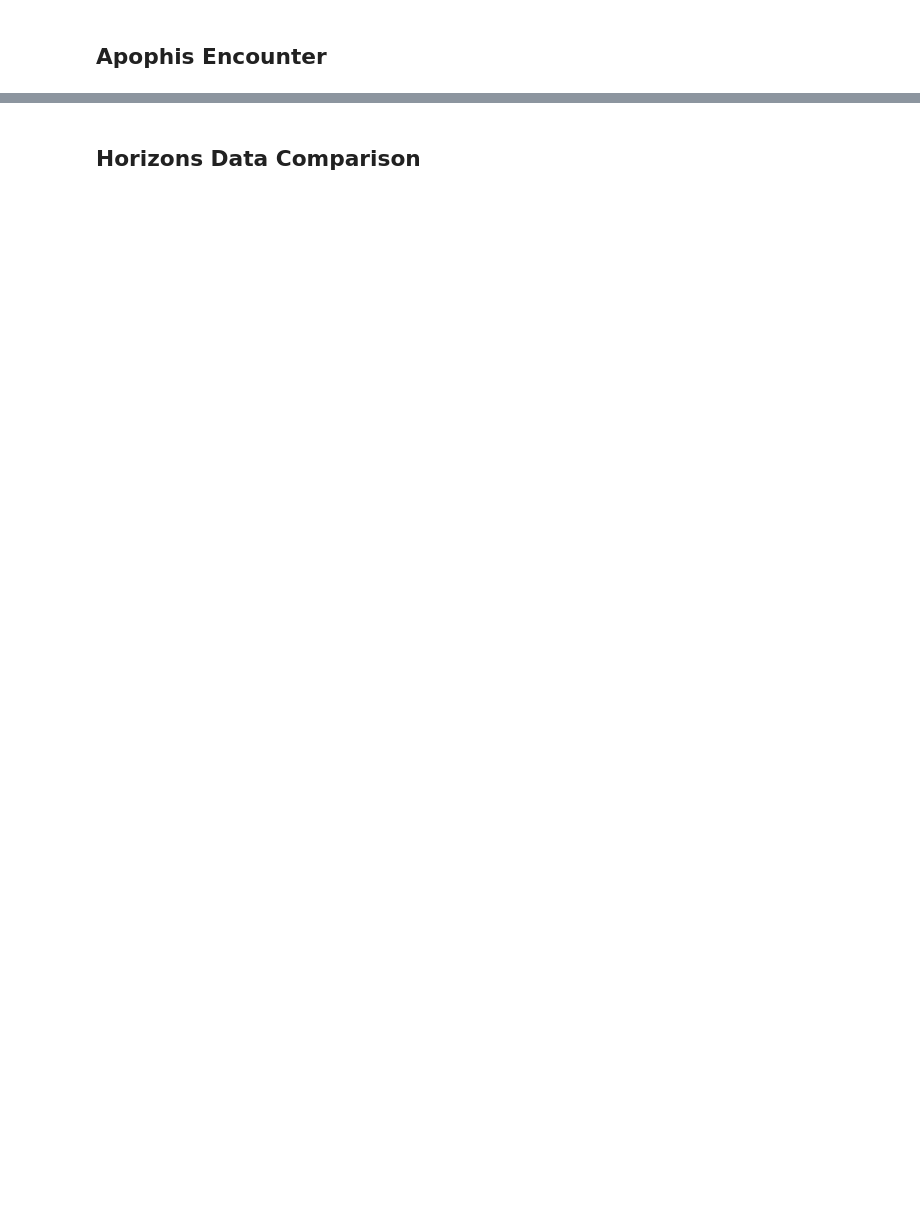
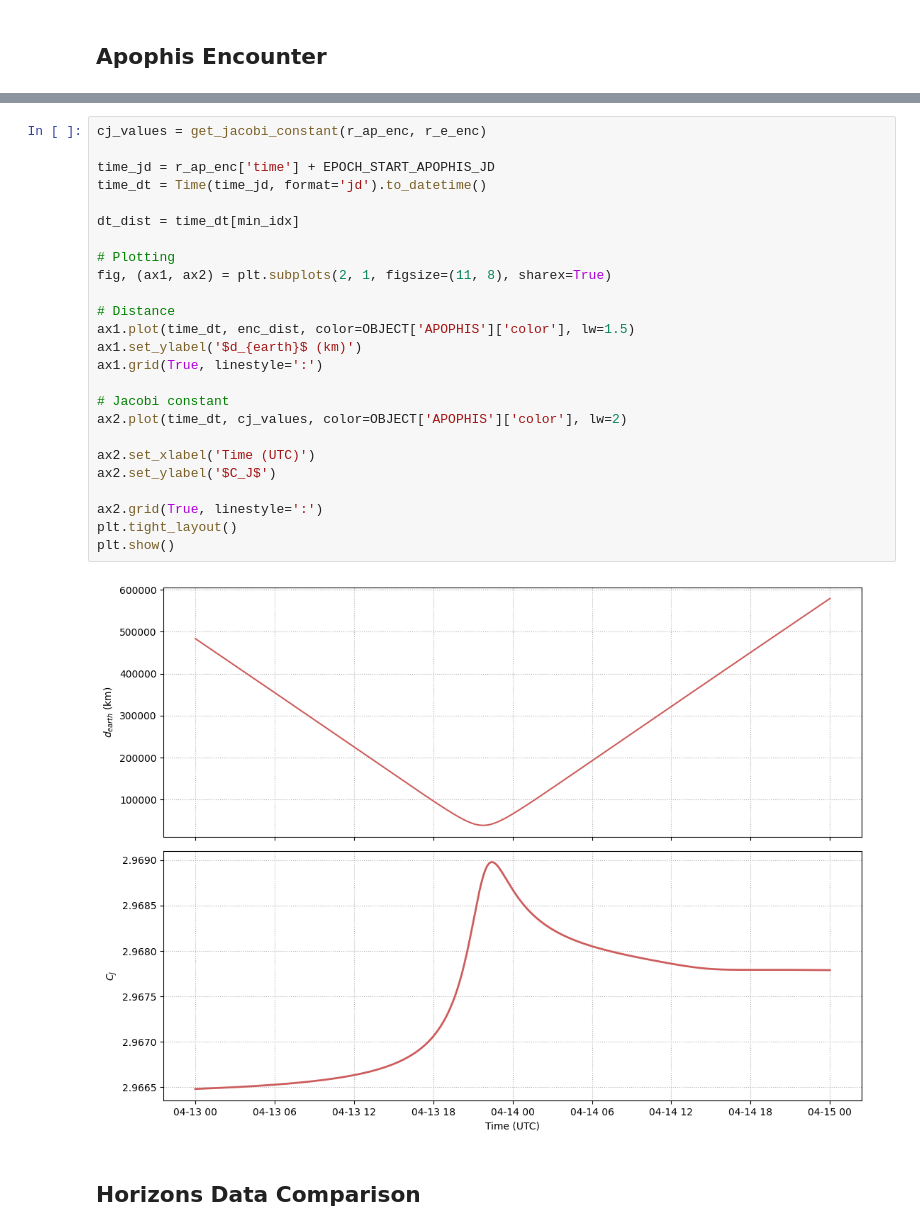
Before and after one commit to shami-momo/Workspace, a Jupyter notebook: solar_astro/NEA/NEA.ipynb, the cells around one changed output, grey strips where cells are left out. Drawn from its saved outputs; the diff is of its cells as text; blank space fills up the shorter version.

```diff
--- a/solar_astro/NEA/NEA.ipynb
+++ b/solar_astro/NEA/NEA.ipynb
@@ -290,3 +317,30 @@ plt.show()
+# %%
+cj_values = get_jacobi_constant(r_ap_enc, r_e_enc)
+
+time_jd = r_ap_enc['time'] + EPOCH_START_APOPHIS_JD
+time_dt = Time(time_jd, format='jd').to_datetime()
+
+dt_dist = time_dt[min_idx]
+
+# Plotting
+fig, (ax1, ax2) = plt.subplots(2, 1, figsize=(11, 8), sharex=True)
+
+# Distance
+ax1.plot(time_dt, enc_dist, color=OBJECT['APOPHIS']['color'], lw=1.5)
+ax1.set_ylabel('$d_{earth}$ (km)')
+ax1.grid(True, linestyle=':')
+
+# Jacobi constant
+ax2.plot(time_dt, cj_values, color=OBJECT['APOPHIS']['color'], lw=2)
+
+ax2.set_xlabel('Time (UTC)')
+ax2.set_ylabel('$C_J$')
+
+ax2.grid(True, linestyle=':')
+plt.tight_layout()
+plt.show()
+# %% [output]
+[figure, added]
 # %% [markdown]
 ## Horizons Data Comparison
 # %%
```
Also changed, not shown: parts of 6 cells of this notebook, 2 other files.
